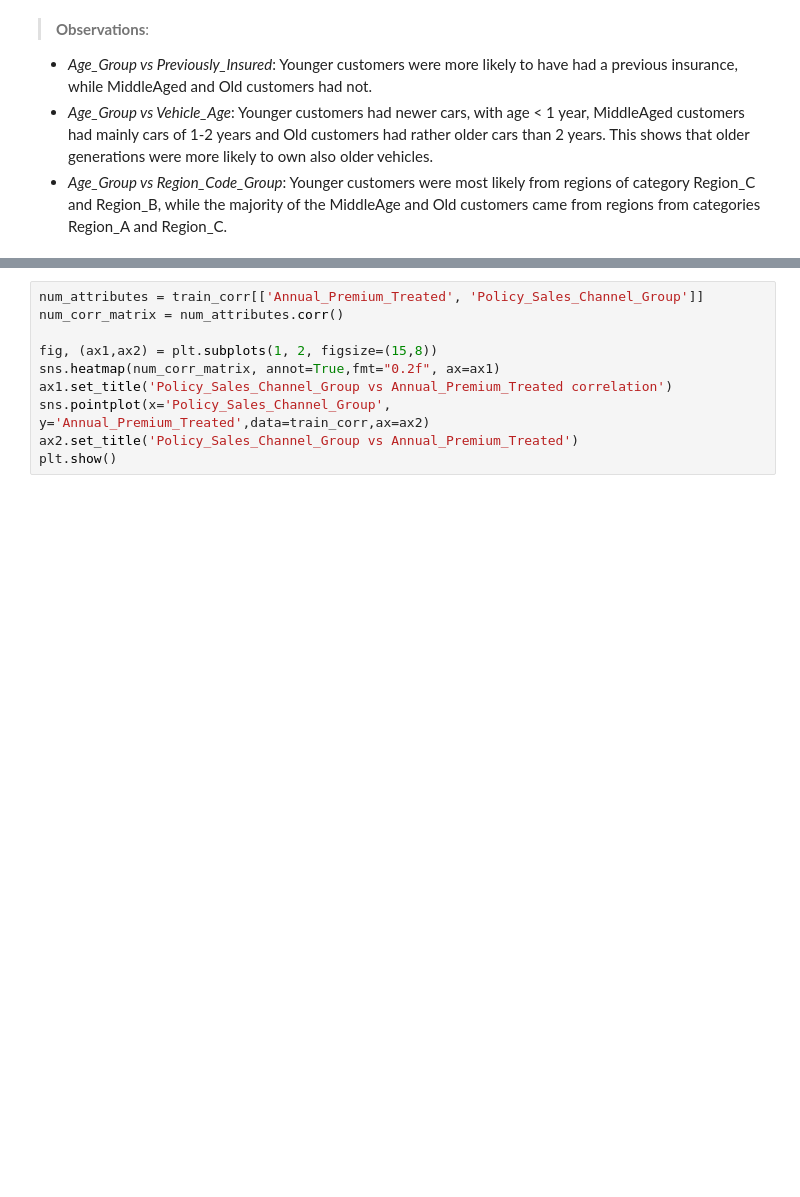
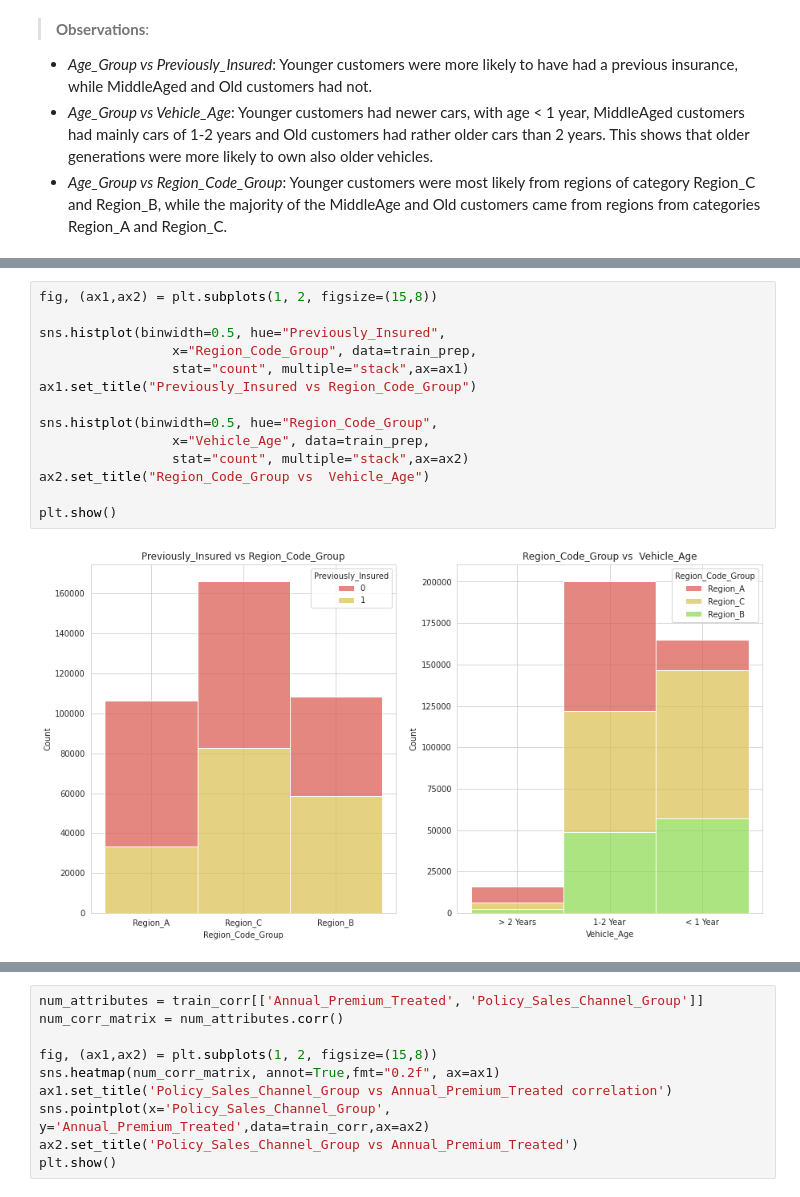
Before and after one commit to keresztesbeata/Intelligent-Systems-Lab, a Jupyter notebook: Health-Insurance-Cross-Sell-Prediction/Car_insurance.ipynb, the cells around one changed output, grey strips where cells are left out. Cells and saved outputs as stored; diff of their text form; blank space fills up the shorter version.

```diff
--- a/Health-Insurance-Cross-Sell-Prediction/Car_insurance.ipynb
+++ b/Health-Insurance-Cross-Sell-Prediction/Car_insurance.ipynb
@@ -1051,0 +988,16 @@ Gender should be taken into consideration as well, because it positively influen
+# %%
+fig, (ax1,ax2) = plt.subplots(1, 2, figsize=(15,8))
+
+sns.histplot(binwidth=0.5, hue="Previously_Insured",
+                 x="Region_Code_Group", data=train_prep,
+                 stat="count", multiple="stack",ax=ax1)
+ax1.set_title("Previously_Insured vs Region_Code_Group")
+
+sns.histplot(binwidth=0.5, hue="Region_Code_Group",
+                 x="Vehicle_Age", data=train_prep,
+                 stat="count", multiple="stack",ax=ax2)
+ax2.set_title("Region_Code_Group vs  Vehicle_Age")
+
+plt.show()
+# %% [output]
+[figure, added]
```
Also changed, not shown: parts of 21 cells of this notebook, 1 other file.
